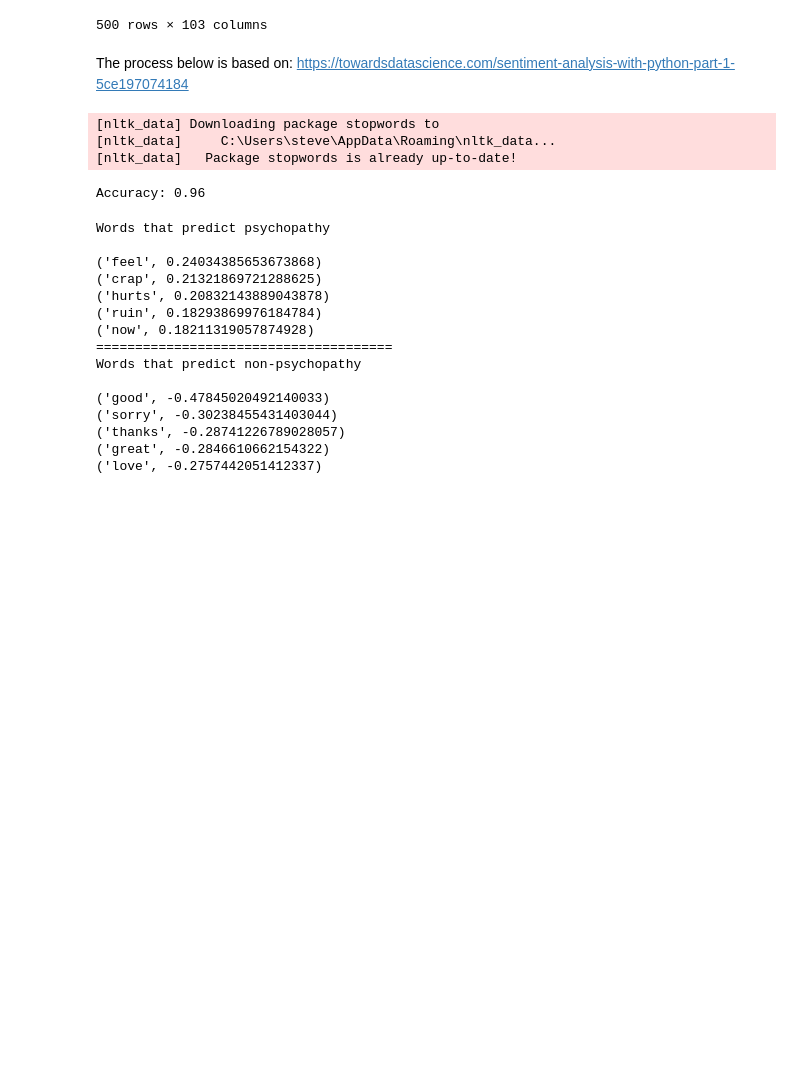
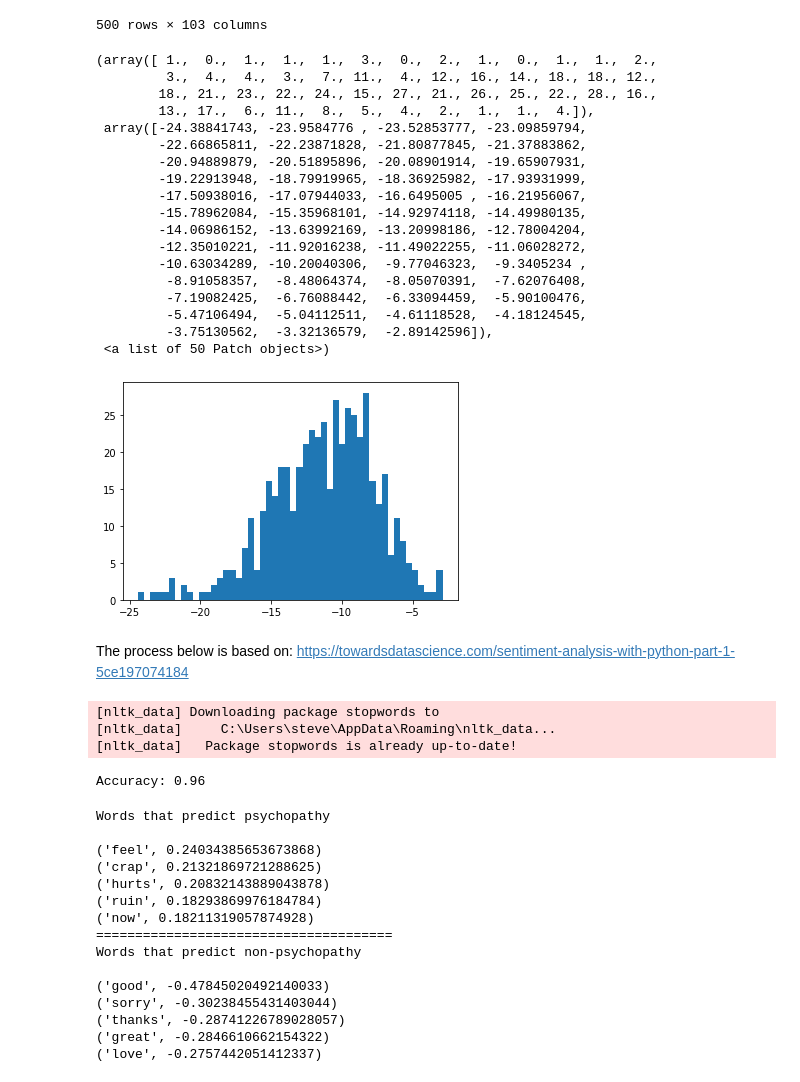
Before and after one commit to poimgs/Psych_Path, a Jupyter notebook: NLP testing.ipynb, the cells around one changed output. Cells and saved outputs as stored; diff of their text form; code cells hidden in the pictures; blank space fills up the shorter version.

```diff
--- a/NLP testing.ipynb
+++ b/NLP testing.ipynb
@@ -270,6 +290,28 @@ updated_df.sort_values(by='composite score', ascending=False)
 | 18 | 5toSucceed | 71.68 | 68.37 | 59.38 | 84.43 | 32.32 | 1240 | 38.38 | ... |
 | 297 | Broooooke_ | 65.69 | 58.43 | 49.83 | 78.57 | 61.05 | 2144 | 39.50 | ... |
 500 rows × 103 columns
+# %%
+plt.hist(updated_df['composite score'], bins=50)
+# %% [output]
+(array([ 1.,  0.,  1.,  1.,  1.,  3.,  0.,  2.,  1.,  0.,  1.,  1.,  2.,
+         3.,  4.,  4.,  3.,  7., 11.,  4., 12., 16., 14., 18., 18., 12.,
+        18., 21., 23., 22., 24., 15., 27., 21., 26., 25., 22., 28., 16.,
+        13., 17.,  6., 11.,  8.,  5.,  4.,  2.,  1.,  1.,  4.]),
+ array([-24.38841743, -23.9584776 , -23.52853777, -23.09859794,
+        -22.66865811, -22.23871828, -21.80877845, -21.37883862,
+        -20.94889879, -20.51895896, -20.08901914, -19.65907931,
+        -19.22913948, -18.79919965, -18.36925982, -17.93931999,
+        -17.50938016, -17.07944033, -16.6495005 , -16.21956067,
+        -15.78962084, -15.35968101, -14.92974118, -14.49980135,
+        -14.06986152, -13.63992169, -13.20998186, -12.78004204,
+        -12.35010221, -11.92016238, -11.49022255, -11.06028272,
+        -10.63034289, -10.20040306,  -9.77046323,  -9.3405234 ,
+         -8.91058357,  -8.48064374,  -8.05070391,  -7.62076408,
+         -7.19082425,  -6.76088442,  -6.33094459,  -5.90100476,
+         -5.47106494,  -5.04112511,  -4.61118528,  -4.18124545,
+         -3.75130562,  -3.32136579,  -2.89142596]),
+ <a list of 50 Patch objects>)
+[figure, added]
 # %%
 psychopath_list = []
 for index, row in updated_df.iterrows():
```
Also changed, not shown: parts of 5 cells of this notebook, 3 other files.
